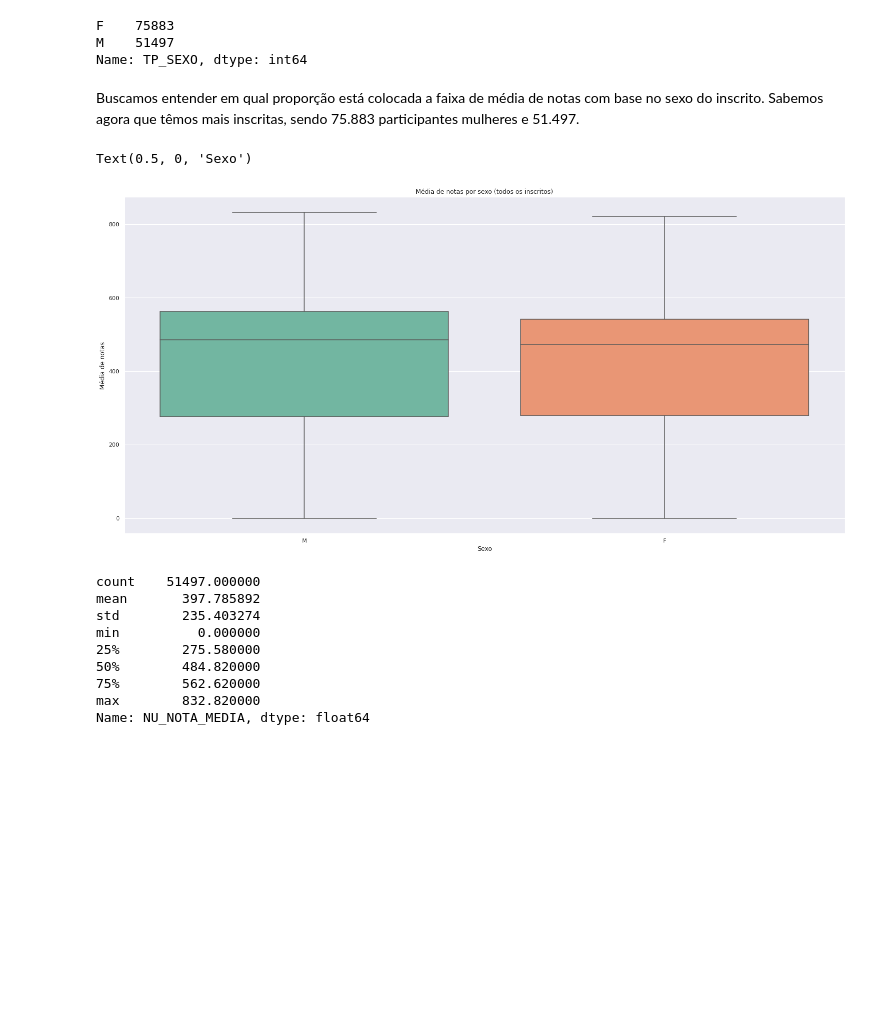
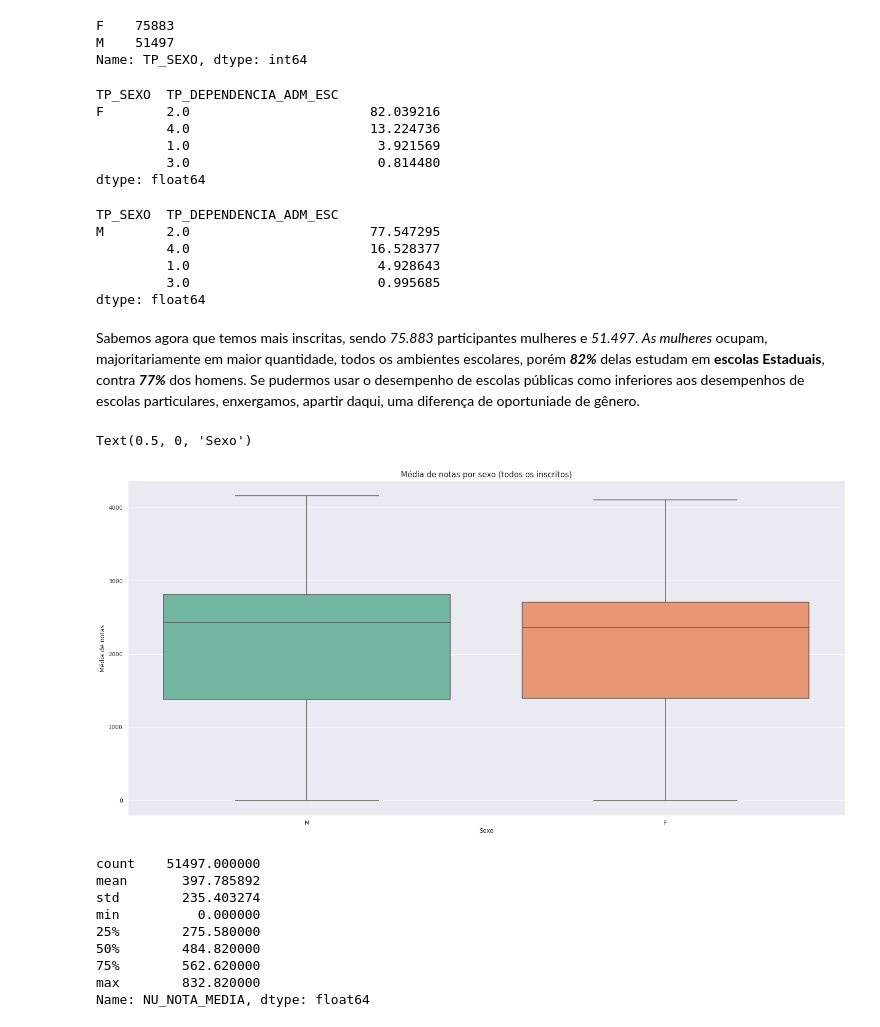
Before and after one commit to VitorCapelos/imersao-dados-2, a Jupyter notebook: Imersão_Dados_Microdados_ENEM_2019.ipynb, the cells around one changed output. Saved outputs shown, nothing was run; the diff lists cells and outputs as text; code cells hidden in the pictures; blank space fills up the shorter version.

```diff
--- a/Imersão_Dados_Microdados_ENEM_2019.ipynb
+++ b/Imersão_Dados_Microdados_ENEM_2019.ipynb
@@ -148,17 +221,35 @@ dados['TP_SEXO'].value_counts()
 F    75883
 M    51497
 Name: TP_SEXO, dtype: int64
-# %% [markdown]
-Buscamos entender em qual proporção está colocada a faixa de média de notas com base no sexo do inscrito. Sabemos agora que têmos mais inscritas, sendo 75.883 participantes mulheres e 51.497.
+# %%
+dados.query('TP_SEXO == "F"')[['TP_SEXO', 'TP_DEPENDENCIA_ADM_ESC']].value_counts(normalize=True) * 100
+# %% [output]
+TP_SEXO  TP_DEPENDENCIA_ADM_ESC
+F        2.0                       82.039216
+         4.0                       13.224736
+         1.0                        3.921569
+         3.0                        0.814480
+dtype: float64
+# %%
+dados.query('TP_SEXO == "M"')[['TP_SEXO', 'TP_DEPENDENCIA_ADM_ESC']].value_counts(normalize=True) * 100
+# %% [output]
+TP_SEXO  TP_DEPENDENCIA_ADM_ESC
+M        2.0                       77.547295
+         4.0                       16.528377
+         1.0                        4.928643
+         3.0                        0.995685
+dtype: float64
+# %% [markdown]
+Sabemos agora que temos mais inscritas, sendo *75.883* participantes mulheres e *51.497*. *As mulheres* ocupam, majoritariamente em maior quantidade, todos os ambientes escolares, porém ***82%*** delas estudam em **escolas Estaduais**, contra ***77%*** dos homens. Se pudermos usar o desempenho de escolas públicas como inferiores aos desempenhos de escolas particulares, enxergamos, apartir daqui, uma diferença de oportuniade de gênero.
 # %%
-sns.boxplot(x='TP_SEXO', y='NU_NOTA_MEDIA', data= dados, palette='Set2')
+sns.boxplot(x='TP_SEXO', y='NU_NOTA_TOTAL', data= dados, palette='Set2')
 
-plt.title('Média de notas por sexo (todos os inscritos)')
+plt.title('Média de notas por sexo (todos os inscritos)', fontsize= 15)
 plt.ylabel('Média de notas')
 plt.xlabel('Sexo')
 # %% [output]
 Text(0.5, 0, 'Sexo')
-[figure, old version]
+[figure, new version]
 # %%
 dados.query('TP_SEXO == "M"')['NU_NOTA_MEDIA'].describe()
 # %% [output]
```
Also changed, not shown: parts of 72 cells of this notebook.
